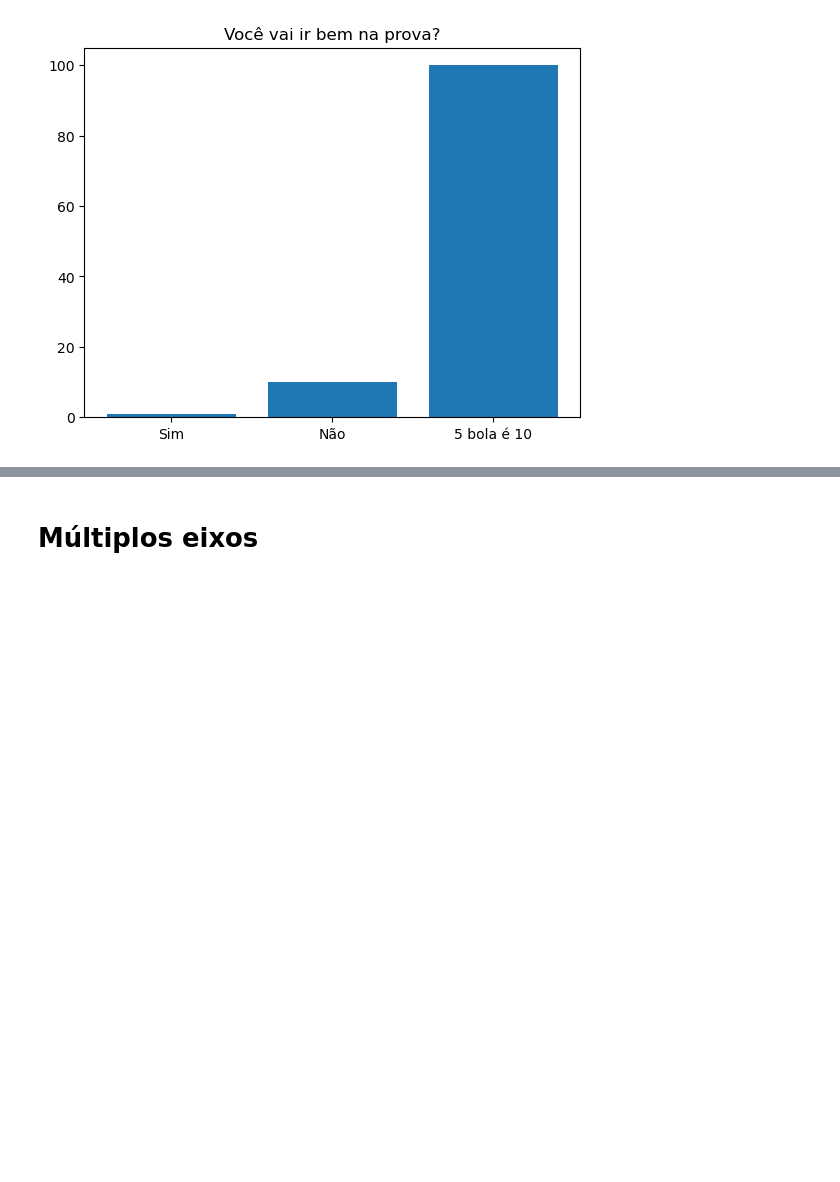
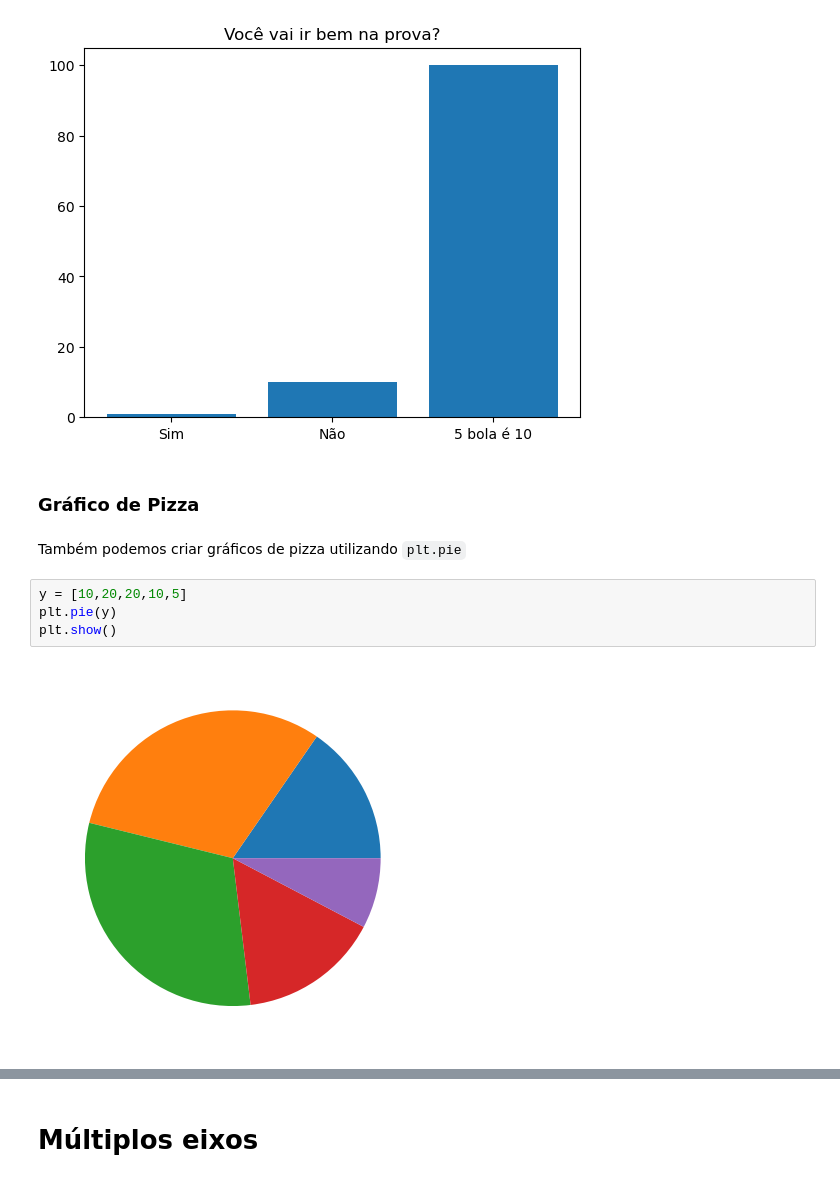
Before and after one commit to danielborin/lastone, a Jupyter notebook: content/04-matplotlib/L03_matplotlib_02_Plotagem.ipynb, the cells around one changed output, grey strips where cells are left out. Drawn from its saved outputs; the diff is of its cells as text; blank space fills up the shorter version.

```diff
--- a/content/04-matplotlib/L03_matplotlib_02_Plotagem.ipynb
+++ b/content/04-matplotlib/L03_matplotlib_02_Plotagem.ipynb
@@ -354,3 +356,13 @@ plt.title('Você vai ir bem na prova?') #Colocando Titulo no Gráfico
 plt.show()
 # %% [output]
 [figure]
+# %% [markdown]
+### Gráfico de Pizza
+# %% [markdown]
+Também podemos criar gráficos de pizza utilizando  `plt.pie`
+# %%
+y = [10,20,20,10,5]
+plt.pie(y)
+plt.show()
+# %% [output]
+[figure, added]
```
Also changed, not shown: parts of 7 cells of this notebook, 1 other file.
